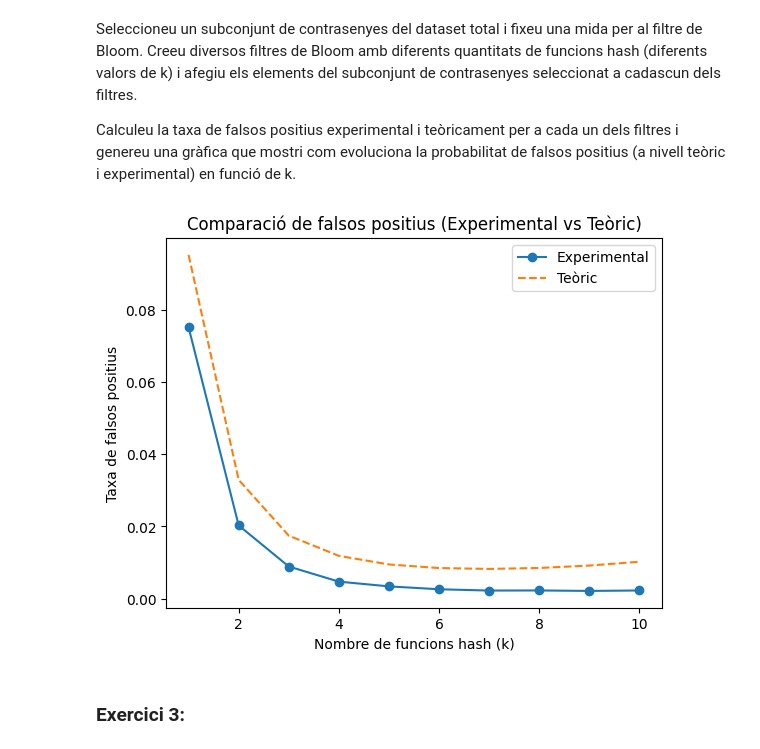
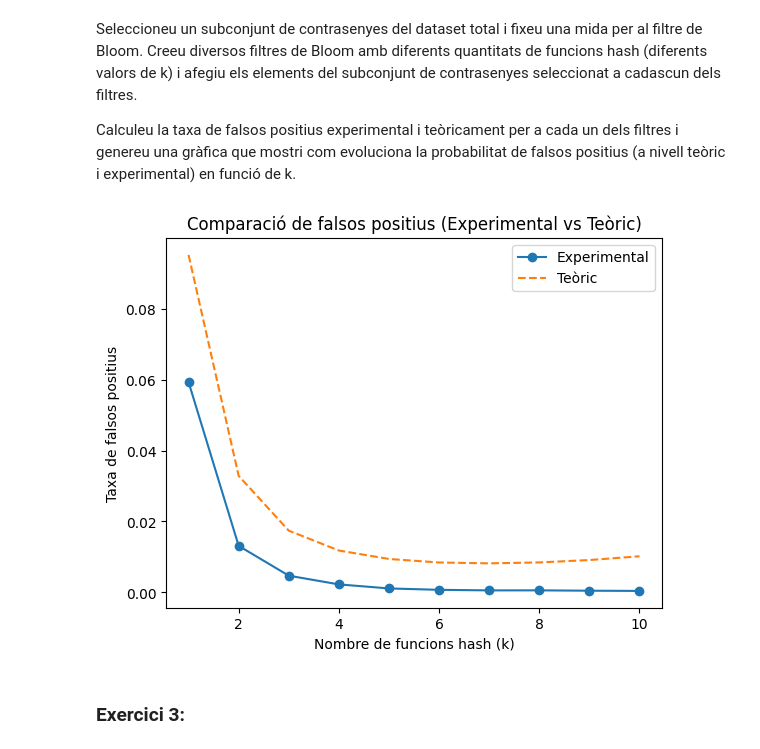
Before and after one commit to Dakuur/criptografia, a Jupyter notebook: lab2/lab2_cripto_part1.ipynb, the cells around one changed output. Drawn from its saved outputs; the diff is of its cells as text; code cells hidden in the pictures.

```diff
--- a/lab2/lab2_cripto_part1.ipynb
+++ b/lab2/lab2_cripto_part1.ipynb
@@ -70,38 +77,37 @@ def load_passwords(base_folder, num_samples):
     return passwords
 
 # Paràmetres de prova
-n = 100_000  # Nombre de contrasenyes
+n = 100000  # Nombre de contrasenyes
 m = 10 * n  # Mida del filtre de Bloom
-k = 10  # Nombre de funcions hash
-base_folder = "dataset"
+base_folder = "."
 passwords = load_passwords(base_folder, n)
 
 # Experiment per diferents valors de k
-k_values = list(range(1, k + 1))
+k_values = list(range(1, 11))
 false_positive_rates_exp = []
 false_positive_rates_theo = []
 
 for k in k_values:
     bf = BloomFilter(m, k)
     for password in passwords:
         bf.add(password)
 
     # Comprovació amb contrasenyes que no haurien d'estar
     test_passwords = [f"fakepass{i}" for i in range(n)]
     false_positives = sum(1 for p in test_passwords if bf.check(p))
     false_positive_rates_exp.append(false_positives / n)
     false_positive_rates_theo.append(false_positive_rate(n, m, k))
 
 # Generació de la gràfica
 plt.plot(k_values, false_positive_rates_exp, label="Experimental", marker='o')
 plt.plot(k_values, false_positive_rates_theo, label="Teòric", linestyle='dashed')
 plt.xlabel("Nombre de funcions hash (k)")
 plt.ylabel("Taxa de falsos positius")
 plt.title("Comparació de falsos positius (Experimental vs Teòric)")
 plt.legend()
 plt.show()
 # %% [output]
-[figure, old version]
+[figure, new version]
 # %% [markdown]
 ### Exercici 3:
 # %% [markdown]
```
Also changed, not shown: parts of 9 cells of this notebook.
